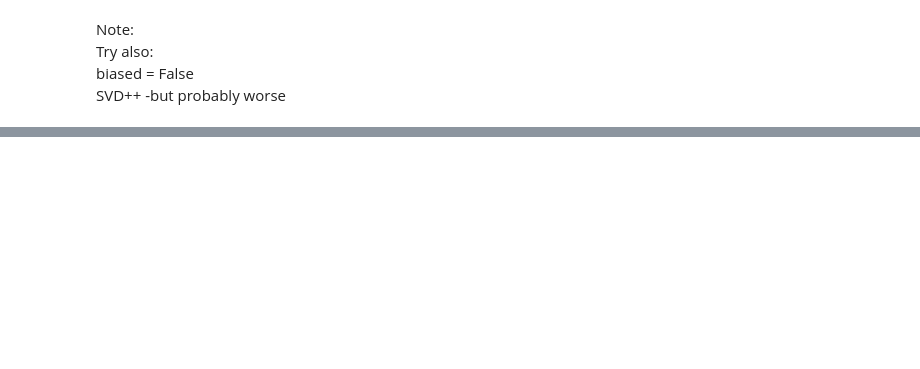
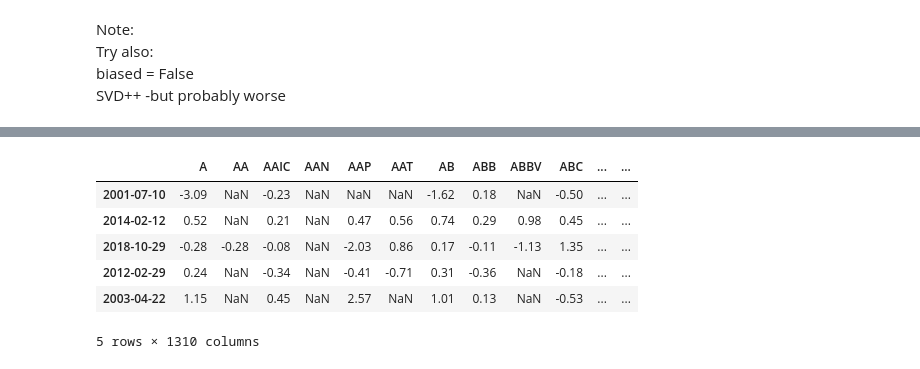
Before and after one commit to Maltanno/Capstone_project, a Jupyter notebook: Modelling.ipynb, the cells around one changed output, grey strips where cells are left out. Cells and saved outputs as stored; diff of their text form; code cells hidden in the pictures; blank space fills up the shorter version.

```diff
--- a/Modelling.ipynb
+++ b/Modelling.ipynb
@@ -14,0 +199,11 @@ reader = Reader(line_format='')
+# %%
+test_df_test = test_df.loc[inds, :]
+test_df_test.head()
+# %% [output]
+|  | A | AA | AAIC | AAN | AAP | AAT | AB | ABB | ABBV | ABC | ... | ... |
+| 2001-07-10 | -3.09 | NaN | -0.23 | NaN | NaN | NaN | -1.62 | 0.18 | NaN | -0.50 | ... | ... |
+| 2014-02-12 | 0.52 | NaN | 0.21 | NaN | 0.47 | 0.56 | 0.74 | 0.29 | 0.98 | 0.45 | ... | ... |
+| 2018-10-29 | -0.28 | -0.28 | -0.08 | NaN | -2.03 | 0.86 | 0.17 | -0.11 | -1.13 | 1.35 | ... | ... |
+| 2012-02-29 | 0.24 | NaN | -0.34 | NaN | -0.41 | -0.71 | 0.31 | -0.36 | NaN | -0.18 | ... | ... |
+| 2003-04-22 | 1.15 | NaN | 0.45 | NaN | 2.57 | NaN | 1.01 | 0.13 | NaN | -0.53 | ... | ... |
+5 rows × 1310 columns
```
Also changed, not shown: parts of 30 cells of this notebook.
